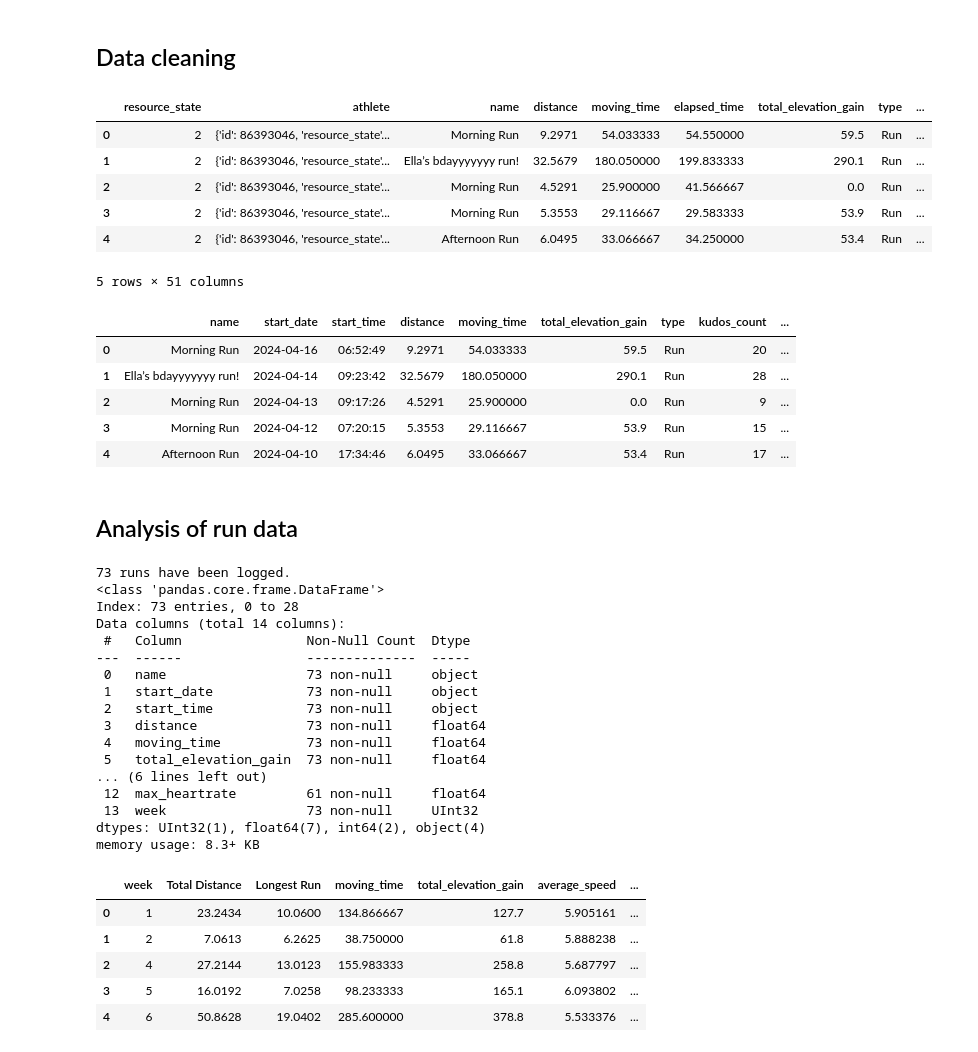
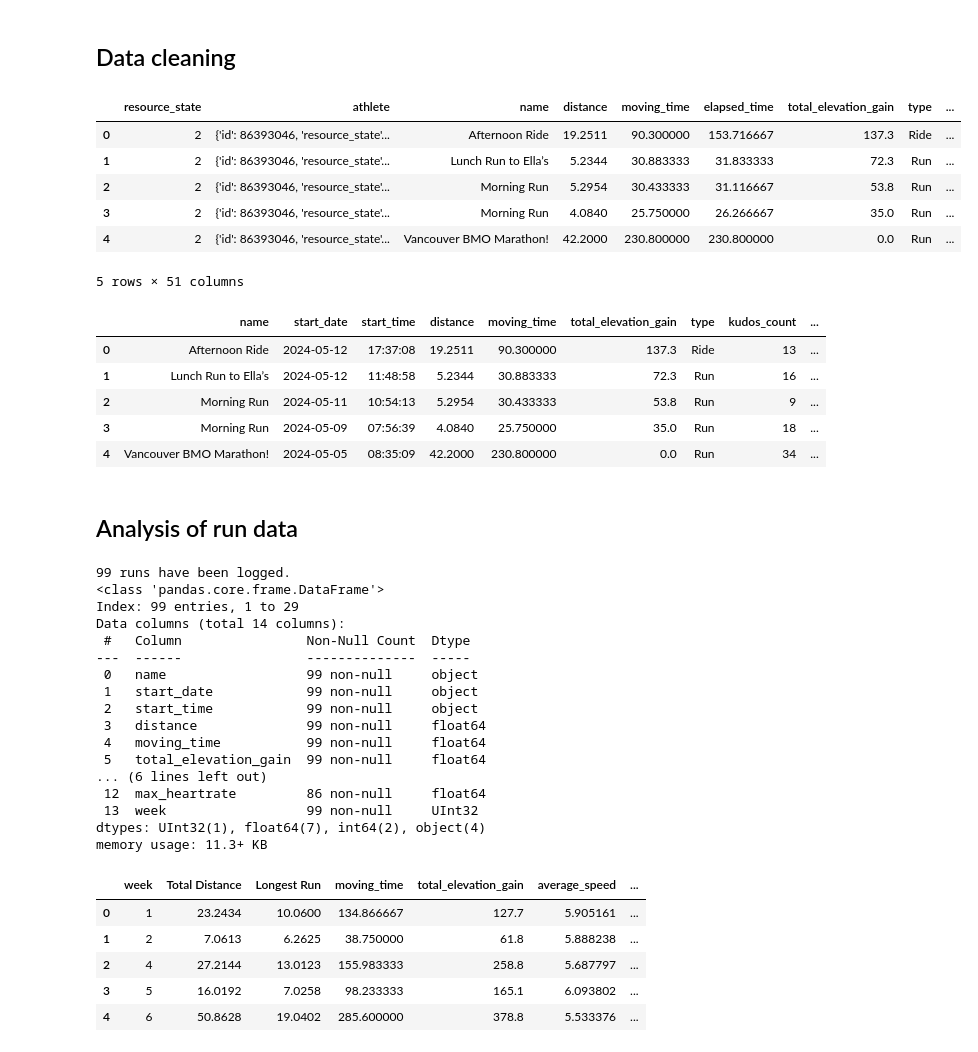
Before and after one commit to juliaeveritt/marathon-training-dashboard, a Jupyter notebook: scripts/strava-data-analysis.ipynb, the cells around one changed output. Drawn from its saved outputs; the diff is of its cells as text; code cells hidden in the pictures.

Commit message:
update with april 19-may 5 data

```diff
--- a/scripts/strava-data-analysis.ipynb
+++ b/scripts/strava-data-analysis.ipynb
@@ -9,34 +9,35 @@ import streamlit as st
 ## Data cleaning
 # %%
 # Strava API output of 3 most recent pages of data
-data1 = pd.read_json('../data/raw/response-1.json')
-data2 = pd.read_json('../data/raw/response-2.json')
-data3 = pd.read_json('../data/raw/response-3.json')
+data1 = pd.read_json('../data/raw/response_1.json')
+data2 = pd.read_json('../data/raw/response_2.json')
+data3 = pd.read_json('../data/raw/response_3.json')
+data4 = pd.read_json('../data/raw/response_4.json')
 
-data = pd.concat([data1,data2,data3])
+data = pd.concat([data1,data2,data3,data4])
 
 # Convert distance from m to km
 data['distance'] = data['distance']/1000
 # Convert time from seconds to minutes
 data['moving_time'] = data['moving_time']/60
 data['elapsed_time'] = data['elapsed_time']/60
 
 # Convert speed from m/s to mins/km
 data['average_speed'] = (1/data['average_speed'])/60*1000
 data['max_speed'] = (1/data['max_speed'])/60*1000
 
 # Separate date and time from date column
 data['start_time'] = pd.to_datetime(data['start_date_local']).dt.time
 data['start_date'] = pd.to_datetime(data['start_date_local']).dt.date
 data['week'] = pd.to_datetime(data['start_date_local']).dt.isocalendar().week - (pd.to_datetime(data['start_date_local']).dt.isocalendar().day < 1)# start week on monday
 data.head()
 # %% [output]
 |  | resource_state | athlete | name | distance | moving_time | elapsed_time | total_elevation_gain | type | ... |
-| 0 | 2 | {'id': 86393046, 'resource_state'... | Morning Run | 9.2971 | 54.033333 | 54.550000 | 59.5 | Run | ... |
-| 1 | 2 | {'id': 86393046, 'resource_state'... | Ella’s bdayyyyyyy run! | 32.5679 | 180.050000 | 199.833333 | 290.1 | Run | ... |
-| 2 | 2 | {'id': 86393046, 'resource_state'... | Morning Run | 4.5291 | 25.900000 | 41.566667 | 0.0 | Run | ... |
-| 3 | 2 | {'id': 86393046, 'resource_state'... | Morning Run | 5.3553 | 29.116667 | 29.583333 | 53.9 | Run | ... |
-| 4 | 2 | {'id': 86393046, 'resource_state'... | Afternoon Run | 6.0495 | 33.066667 | 34.250000 | 53.4 | Run | ... |
+| 0 | 2 | {'id': 86393046, 'resource_state'... | Afternoon Ride | 19.2511 | 90.300000 | 153.716667 | 137.3 | Ride | ... |
+| 1 | 2 | {'id': 86393046, 'resource_state'... | Lunch Run to Ella’s | 5.2344 | 30.883333 | 31.833333 | 72.3 | Run | ... |
+| 2 | 2 | {'id': 86393046, 'resource_state'... | Morning Run | 5.2954 | 30.433333 | 31.116667 | 53.8 | Run | ... |
+| 3 | 2 | {'id': 86393046, 'resource_state'... | Morning Run | 4.0840 | 25.750000 | 26.266667 | 35.0 | Run | ... |
+| 4 | 2 | {'id': 86393046, 'resource_state'... | Vancouver BMO Marathon! | 42.2000 | 230.800000 | 230.800000 | 0.0 | Run | ... |
 5 rows × 51 columns
 # %%
 # Look at available cols and select those of interest
@@ -48,11 +49,11 @@ data_processed = data[cols]
 data_processed.head()
 # %% [output]
 |  | name | start_date | start_time | distance | moving_time | total_elevation_gain | type | kudos_count | ... |
-| 0 | Morning Run | 2024-04-16 | 06:52:49 | 9.2971 | 54.033333 | 59.5 | Run | 20 | ... |
-| 1 | Ella’s bdayyyyyyy run! | 2024-04-14 | 09:23:42 | 32.5679 | 180.050000 | 290.1 | Run | 28 | ... |
-| 2 | Morning Run | 2024-04-13 | 09:17:26 | 4.5291 | 25.900000 | 0.0 | Run | 9 | ... |
-| 3 | Morning Run | 2024-04-12 | 07:20:15 | 5.3553 | 29.116667 | 53.9 | Run | 15 | ... |
-| 4 | Afternoon Run | 2024-04-10 | 17:34:46 | 6.0495 | 33.066667 | 53.4 | Run | 17 | ... |
+| 0 | Afternoon Ride | 2024-05-12 | 17:37:08 | 19.2511 | 90.300000 | 137.3 | Ride | 13 | ... |
+| 1 | Lunch Run to Ella’s | 2024-05-12 | 11:48:58 | 5.2344 | 30.883333 | 72.3 | Run | 16 | ... |
+| 2 | Morning Run | 2024-05-11 | 10:54:13 | 5.2954 | 30.433333 | 53.8 | Run | 9 | ... |
+| 3 | Morning Run | 2024-05-09 | 07:56:39 | 4.0840 | 25.750000 | 35.0 | Run | 18 | ... |
+| 4 | Vancouver BMO Marathon! | 2024-05-05 | 08:35:09 | 42.2000 | 230.800000 | 0.0 | Run | 34 | ... |
 # %% [markdown]
 ## Analysis of run data
 # %%
@@ -61,23 +62,23 @@ print(f'{runs.shape[0]} runs have been logged.')
 runs.info()
 runs.to_csv('../data/processed/processed.csv', index=False)
 # %% [output]
-73 runs have been logged.
+99 runs have been logged.
 <class 'pandas.core.frame.DataFrame'>
-Index: 73 entries, 0 to 28
+Index: 99 entries, 1 to 29
 Data columns (total 14 columns):
  #   Column                Non-Null Count  Dtype
 ---  ------                --------------  -----
- 0   name                  73 non-null     object
- 1   start_date            73 non-null     object
- 2   start_time            73 non-null     object
- 3   distance              73 non-null     float64
- 4   moving_time           73 non-null     float64
- 5   total_elevation_gain  73 non-null     float64
+ 0   name                  99 non-null     object
+ 1   start_date            99 non-null     object
+ 2   start_time            99 non-null     object
+ 3   distance              99 non-null     float64
+ 4   moving_time           99 non-null     float64
+ 5   total_elevation_gain  99 non-null     float64
 ... (6 lines left out)
- 12  max_heartrate         61 non-null     float64
- 13  week                  73 non-null     UInt32
+ 12  max_heartrate         86 non-null     float64
+ 13  week                  99 non-null     UInt32
 dtypes: UInt32(1), float64(7), int64(2), object(4)
-memory usage: 8.3+ KB
+memory usage: 11.3+ KB
 # %%
 aggregate_dictionary = {'distance':['sum','max'],'moving_time':'sum',
                        'total_elevation_gain':'sum', 'average_speed':'mean',
```
Also changed, not shown: parts of 1 cell of this notebook, 11 other files.
